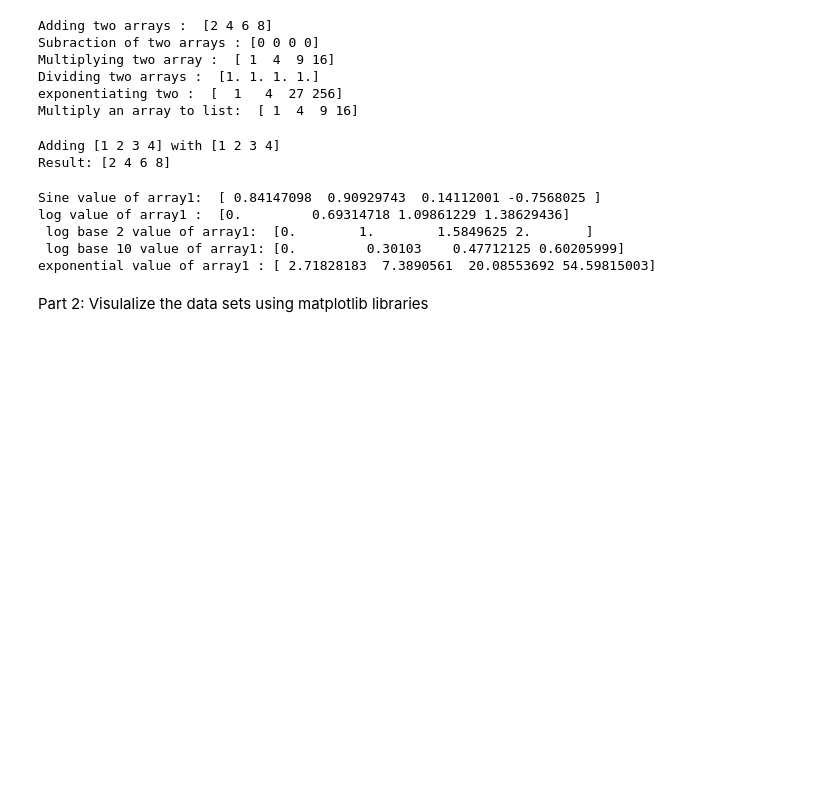
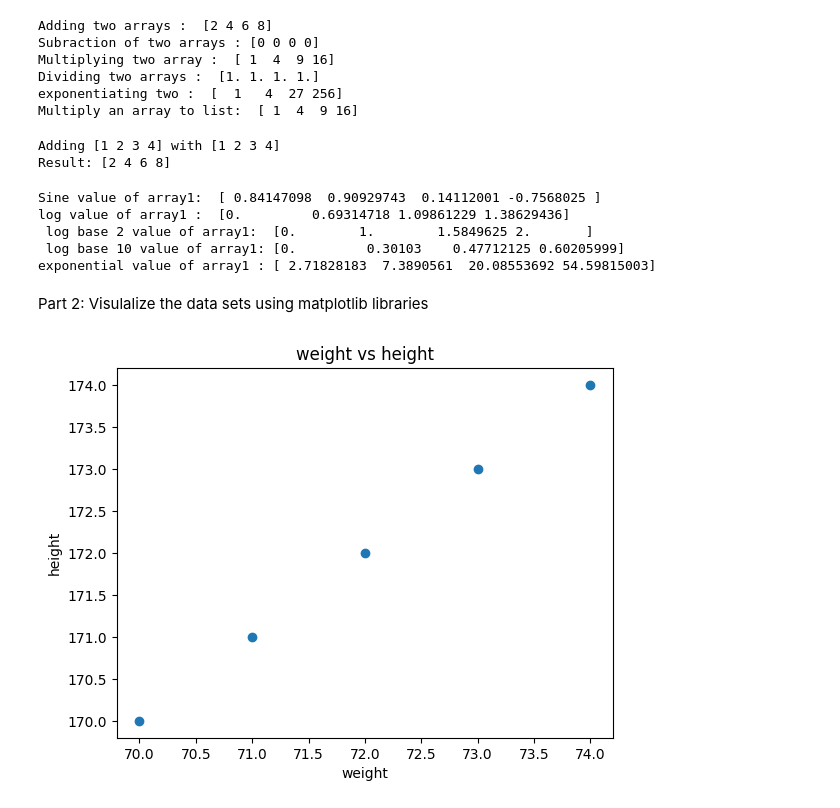
Before and after one commit to Trisha81/AIML-2025, a Jupyter notebook: Lab01_AIML.ipynb, the cells around one changed output. Drawn from its saved outputs; the diff is of its cells as text; code cells hidden in the pictures; blank space fills up the shorter version.

```diff
--- a/Lab01_AIML.ipynb
+++ b/Lab01_AIML.ipynb
@@ -62,3 +62,19 @@ log value of array1 :  [0.         0.69314718 1.09861229 1.38629436]
 exponential value of array1 : [ 2.71828183  7.3890561  20.08553692 54.59815003]
 # %% [markdown]
 Part 2: Visulalize the data sets using matplotlib libraries
+# %%
+#Create the Dataset
+people =['ajay', 'varun', 'akash' ,'arun' ,'arjun']
+age =[23 , 24, 25, 26, 27]
+weight =[70, 71 ,72 ,73 ,74]
+height=[170, 171, 172, 173, 174]
+# %%
+#Find the relationship between weight to height
+#Generate a scatter plot to visualize the realtionship
+plt.scatter(weight , height)
+plt.xlabel('weight')
+plt.ylabel('height')
+plt.title('weight vs height')
+plt.show()
+# %% [output]
+[figure, added]
```
Also changed, not shown: parts of 1 cell of this notebook.
